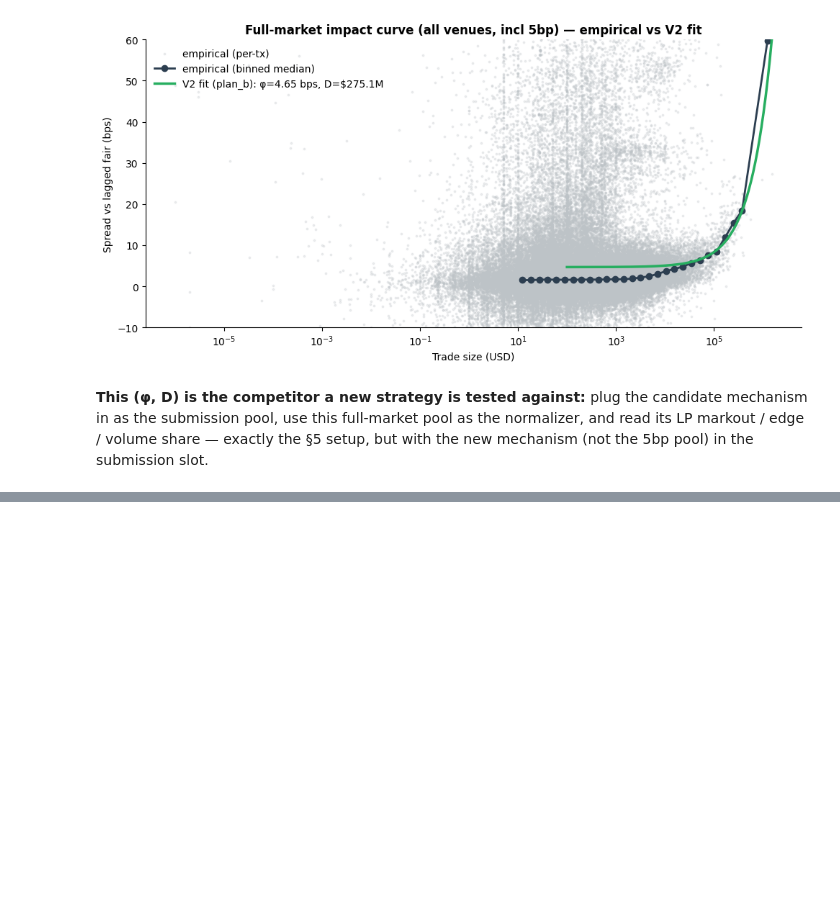
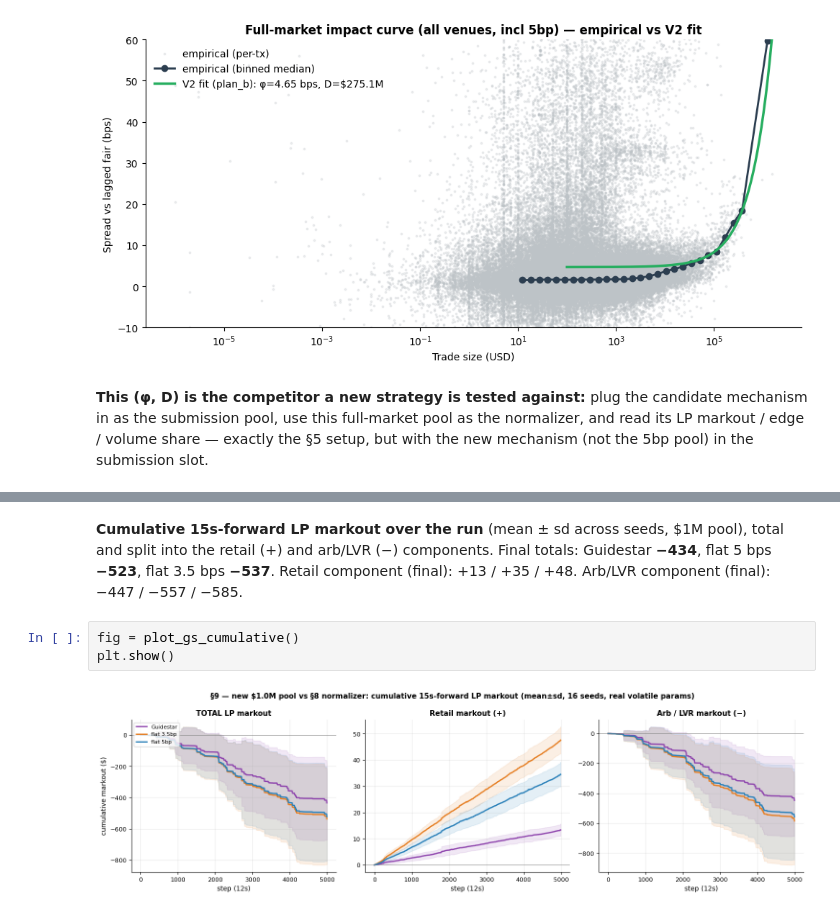
Before and after one commit to wanxinwanxin/amm-gym, a Jupyter notebook: presentation/realistic_simulator.ipynb, the cells around one changed output, grey strips where cells are left out. Saved outputs shown, nothing was run; the diff lists cells and outputs as text; blank space fills up the shorter version.

```diff
--- a/presentation/realistic_simulator.ipynb
+++ b/presentation/realistic_simulator.ipynb
@@ -439,0 +476,7 @@ plt.show()
+# %% [markdown]
+**Cumulative 15s-forward LP markout over the run** (mean ± sd across seeds, $1M pool), total and split into the retail (+) and arb/LVR (−) components. Final totals: Guidestar **−434**, flat 5 bps **−523**, flat 3.5 bps **−537**. Retail component (final): +13 / +35 / +48. Arb/LVR component (final): −447 / −557 / −585.
+# %%
+fig = plot_gs_cumulative()
+plt.show()
+# %% [output]
+[figure, added]
```
Also changed, not shown: parts of 13 cells of this notebook, 3 other files.
